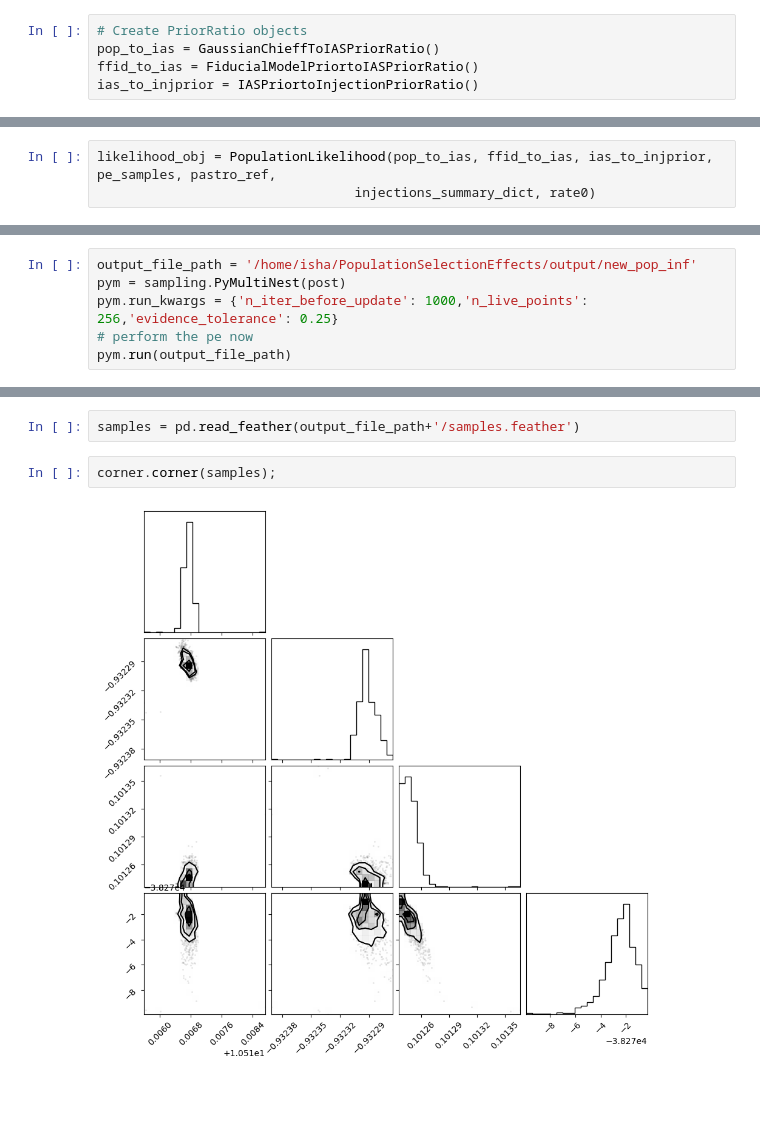
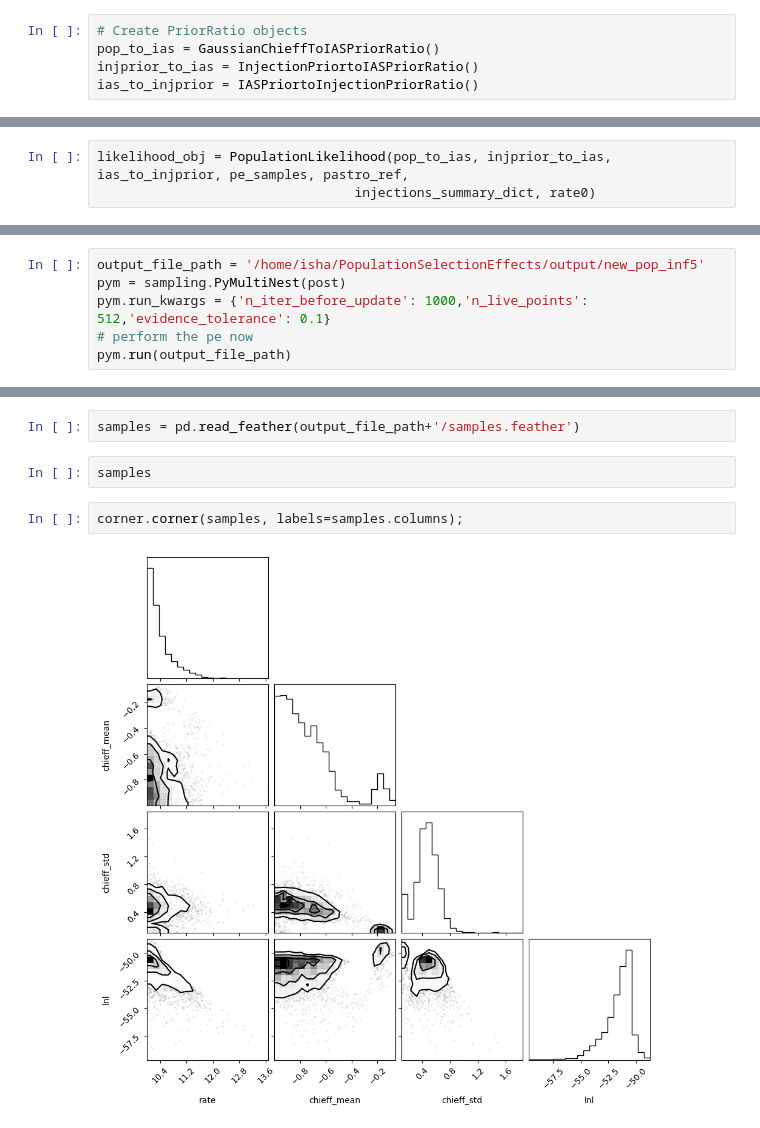
Before and after one commit to isha1810/cogwheel, a Jupyter notebook: cogwheel/new_population_inference/test_population_inference_new.ipynb, the cells around one changed output, grey strips where cells are left out. Drawn from its saved outputs; the diff is of its cells as text; blank space fills up the shorter version.

```diff
--- a/cogwheel/new_population_inference/test_population_inference_new.ipynb
+++ b/cogwheel/new_population_inference/test_population_inference_new.ipynb
@@ -42,7 +42,7 @@ True
 # %%
 # Create PriorRatio objects
 pop_to_ias = GaussianChieffToIASPriorRatio()
-ffid_to_ias = FiducialModelPriortoIASPriorRatio()
+injprior_to_ias = InjectionPriortoIASPriorRatio()
 ias_to_injprior = IASPriortoInjectionPriorRatio()
 # %%
 # read the pe_samples, injections_summary from file
@@ -57,6 +63,6 @@ injections_summary_dict = {'Ninj':20000, 'recovered_injections':recovered_inject
 pastro_ref = np.ones(10)
 rate0=90
 # %%
-likelihood_obj = PopulationLikelihood(pop_to_ias, ffid_to_ias, ias_to_injprior, pe_samples, pastro_ref,
+likelihood_obj = PopulationLikelihood(pop_to_ias, injprior_to_ias, ias_to_injprior, pe_samples, pastro_ref,
                                  injections_summary_dict, rate0)
 # %%
@@ -77,9 +93,9 @@ gaussianchieffprior = GaussianChieffHyperPrior()
 # %%
 post = Posterior(gaussianchieffprior, likelihood_obj)
 # %%
-output_file_path = '/home/isha/PopulationSelectionEffects/output/new_pop_inf'
+output_file_path = '/home/isha/PopulationSelectionEffects/output/new_pop_inf5'
 pym = sampling.PyMultiNest(post)
-pym.run_kwargs = {'n_iter_before_update': 1000,'n_live_points': 256,'evidence_tolerance': 0.25}
+pym.run_kwargs = {'n_iter_before_update': 1000,'n_live_points': 512,'evidence_tolerance': 0.1}
 # perform the pe now
 pym.run(output_file_path)
 # %% [output]
@@ -102,7 +118,9 @@ pym.run(output_file_path)
  Sampling finished. Exiting MultiNest
 # %%
 samples = pd.read_feather(output_file_path+'/samples.feather')
+# %%
+samples
 # %%
-corner.corner(samples);
+corner.corner(samples, labels=samples.columns);
 # %% [output]
-[figure, old version]
+[figure, new version]
```
Also changed, not shown: parts of 11 cells of this notebook, 2 other files.
